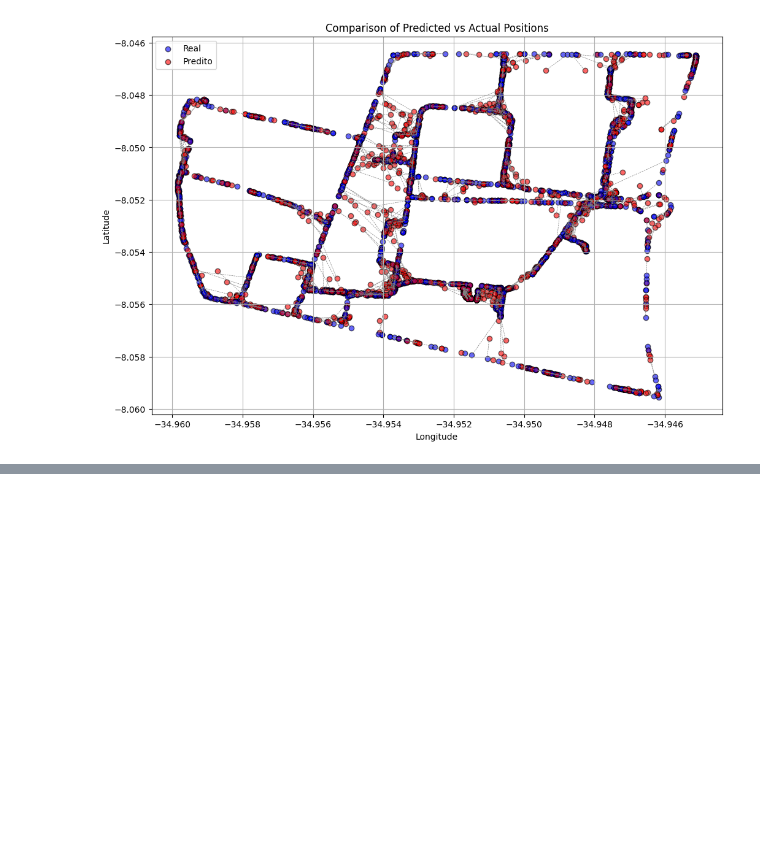
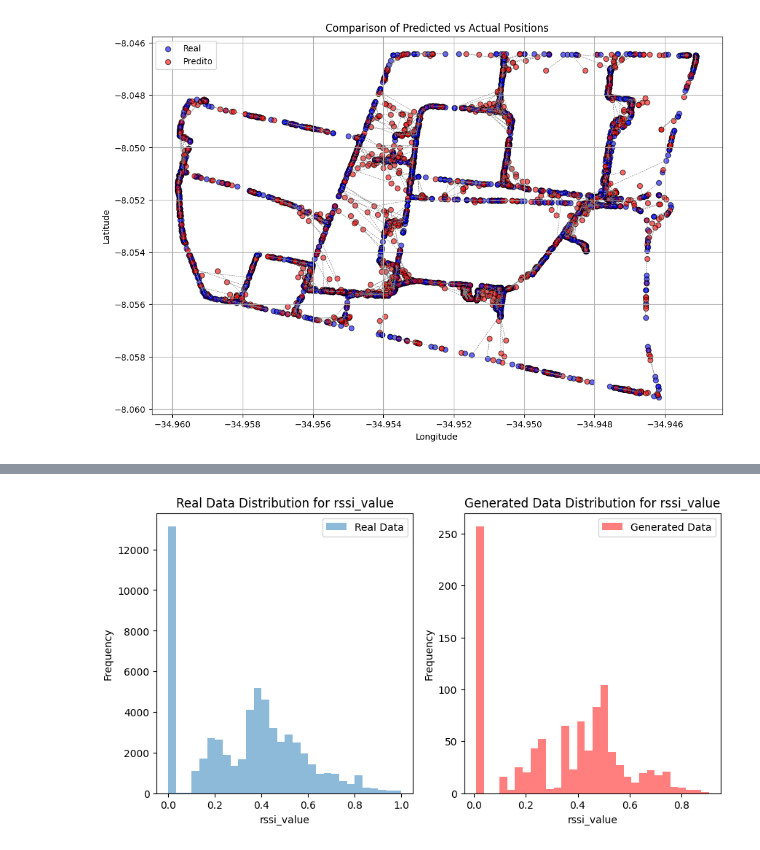
Before and after one commit to ianzin30/Comunicacoes-Moveis, a Jupyter notebook: knn.ipynb, the cells around one changed output, grey strips where cells are left out. Saved outputs shown, nothing was run; the diff lists cells and outputs as text; code cells hidden in the pictures; blank space fills up the shorter version.

Commit message:
CTGAN Data Generator

```diff
--- a/knn.ipynb
+++ b/knn.ipynb
@@ -196,0 +259,16 @@ plot_comparison_map(y_val.values, predictions)
+# %%
+# Definir o modelo CTGAN
+model = CTGAN()
+
+# Treinar o modelo
+model.fit(data, discrete_columns=categorical_columns, epochs=100)
+
+# Gerar novos dados sintéticos
+new_data = model.sample(1000)
+
+# Decodificar colunas categóricas nos dados gerados
+for col, le in label_encoders.items():
+    new_data[col] = le.inverse_transform(new_data[col].astype(int))
+
+# Mostrar os primeiros registros dos dados gerados
+print(new_data.head())
@@ -196,0 +296,23 @@ plot_comparison_map(y_val.values, predictions)
+# %%
+# Comparar distribuições de uma coluna, por exemplo 'rssi_value'
+plt.figure(figsize=(10, 5))
+
+# Dados reais
+plt.subplot(1, 2, 1)
+plt.hist(data['rssi_value'], bins=30, alpha=0.5, label='Real Data')
+plt.title('Real Data Distribution for rssi_value')
+plt.xlabel('rssi_value')
+plt.ylabel('Frequency')
+plt.legend()
+
+# Dados gerados
+plt.subplot(1, 2, 2)
+plt.hist(new_data['rssi_value'], bins=30, alpha=0.5, label='Generated Data', color='red')
+plt.title('Generated Data Distribution for rssi_value')
+plt.xlabel('rssi_value')
+plt.ylabel('Frequency')
+plt.legend()
+
+plt.show()
+# %% [output]
+[figure, added]
```
Also changed, not shown: parts of 4 cells of this notebook.
